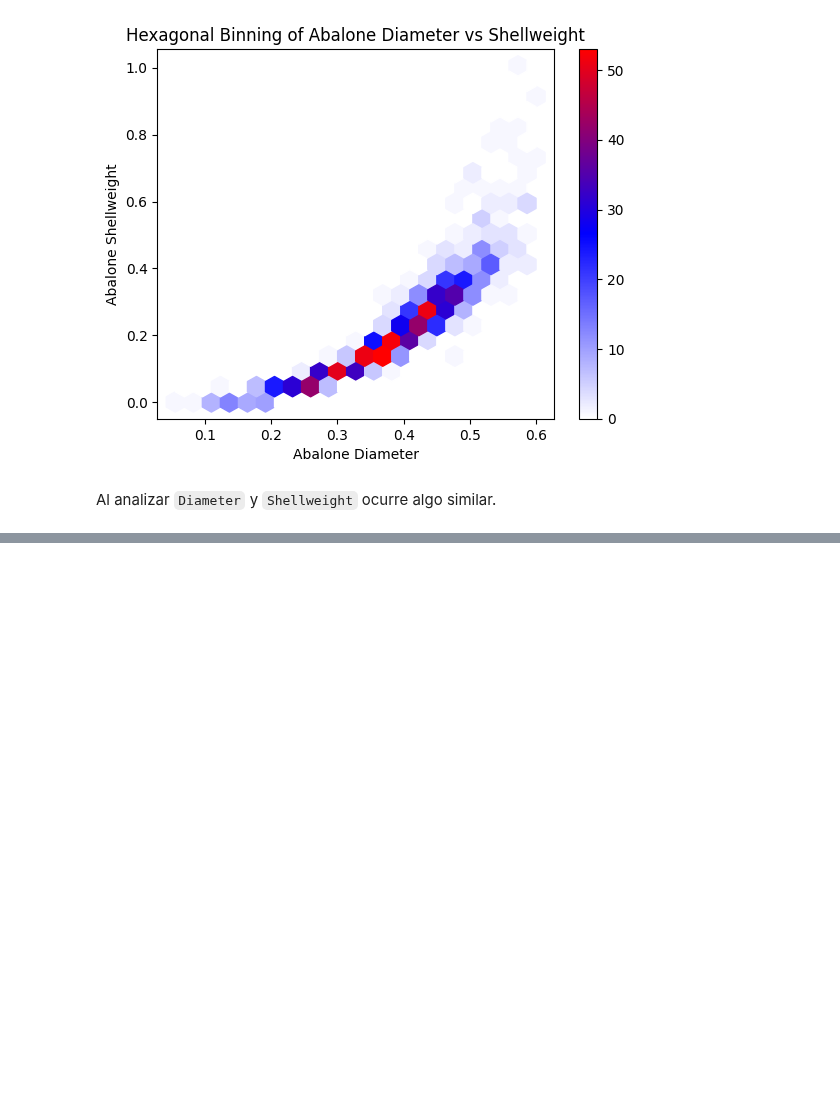
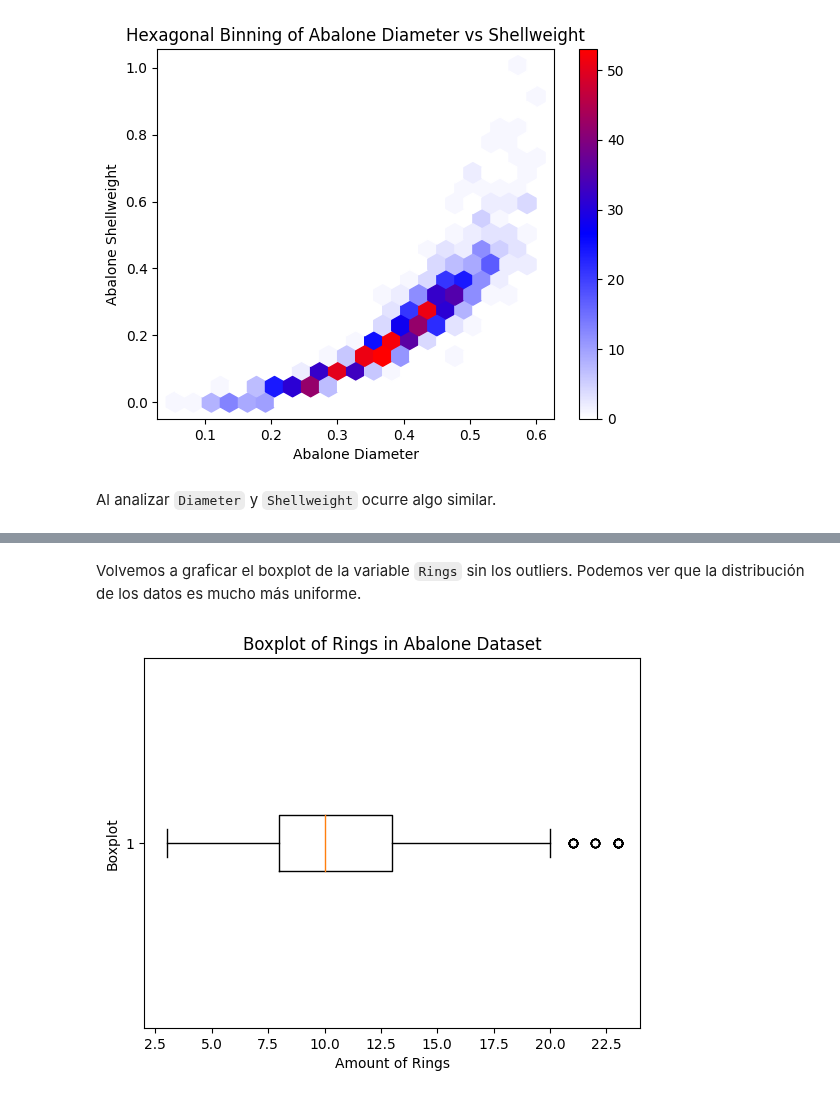
Before and after one commit to mantofer02/DataScienceBootcamp, a Jupyter notebook: FUNDATEC/MachineLearning/Tareas/tarea_programada.ipynb, the cells around one changed output, grey strips where cells are left out. Cells and saved outputs as stored; diff of their text form; code cells hidden in the pictures; blank space fills up the shorter version.

Commit message:
adding outliers removal

```diff
--- a/FUNDATEC/MachineLearning/Tareas/tarea_programada.ipynb
+++ b/FUNDATEC/MachineLearning/Tareas/tarea_programada.ipynb
@@ -201,0 +210,6 @@ Al analizar `Diameter` y `Shellweight` ocurre algo similar.
+# %%
+mapping = {'liviano': 1, 'medio': 2, 'pesado': 3, 'muy pesado': 4}
+
+df['Shucked'] = df['Shucked'].map(mapping)
+
+df['Shucked'].value_counts()
@@ -201,0 +226,6 @@ Al analizar `Diameter` y `Shellweight` ocurre algo similar.
+# %%
+stats = get_statistics(df['Length'])
+
+df['Length'] = df['Length'].fillna(stats['mean'][0])
+
+df['Length'].isnull().sum()
@@ -201,0 +244,14 @@ Al analizar `Diameter` y `Shellweight` ocurre algo similar.
+# %%
+import numpy as np
+from sklearn.neighbors import LocalOutlierFactor
+
+X = df['Rings'].to_numpy()
+X = X.reshape(-1, 1)
+
+clf = LocalOutlierFactor()
+outlier_labels = clf.fit_predict(X)
+
+outlier_indices = np.where(outlier_labels == -1)[0]
+non_outlier_indices = np.where(outlier_labels == 1)[0]
+
+outlier_labels
@@ -201,0 +278,8 @@ Al analizar `Diameter` y `Shellweight` ocurre algo similar.
+# %%
+
+for outlier_index in outlier_indices:
+    distances = np.abs(X[outlier_index] - X[non_outlier_indices])
+    closest_non_outlier_index = non_outlier_indices[np.argmin(distances)]
+    df.loc[outlier_index, 'Rings'] = df.loc[closest_non_outlier_index, 'Rings']
+
+df['Rings']
@@ -201,0 +299,12 @@ Al analizar `Diameter` y `Shellweight` ocurre algo similar.
+# %% [markdown]
+Volvemos a graficar el boxplot de la variable `Rings` sin los outliers. Podemos ver que la distribución de los datos es mucho más uniforme.
+# %%
+plt.boxplot(df['Rings'], vert=False)
+
+plt.xlabel('Amount of Rings')
+plt.ylabel('Boxplot')
+plt.title('Boxplot of Rings in Abalone Dataset')
+
+plt.show()
+# %% [output]
+[figure, added]
```
Also changed, not shown: parts of 10 cells of this notebook.
